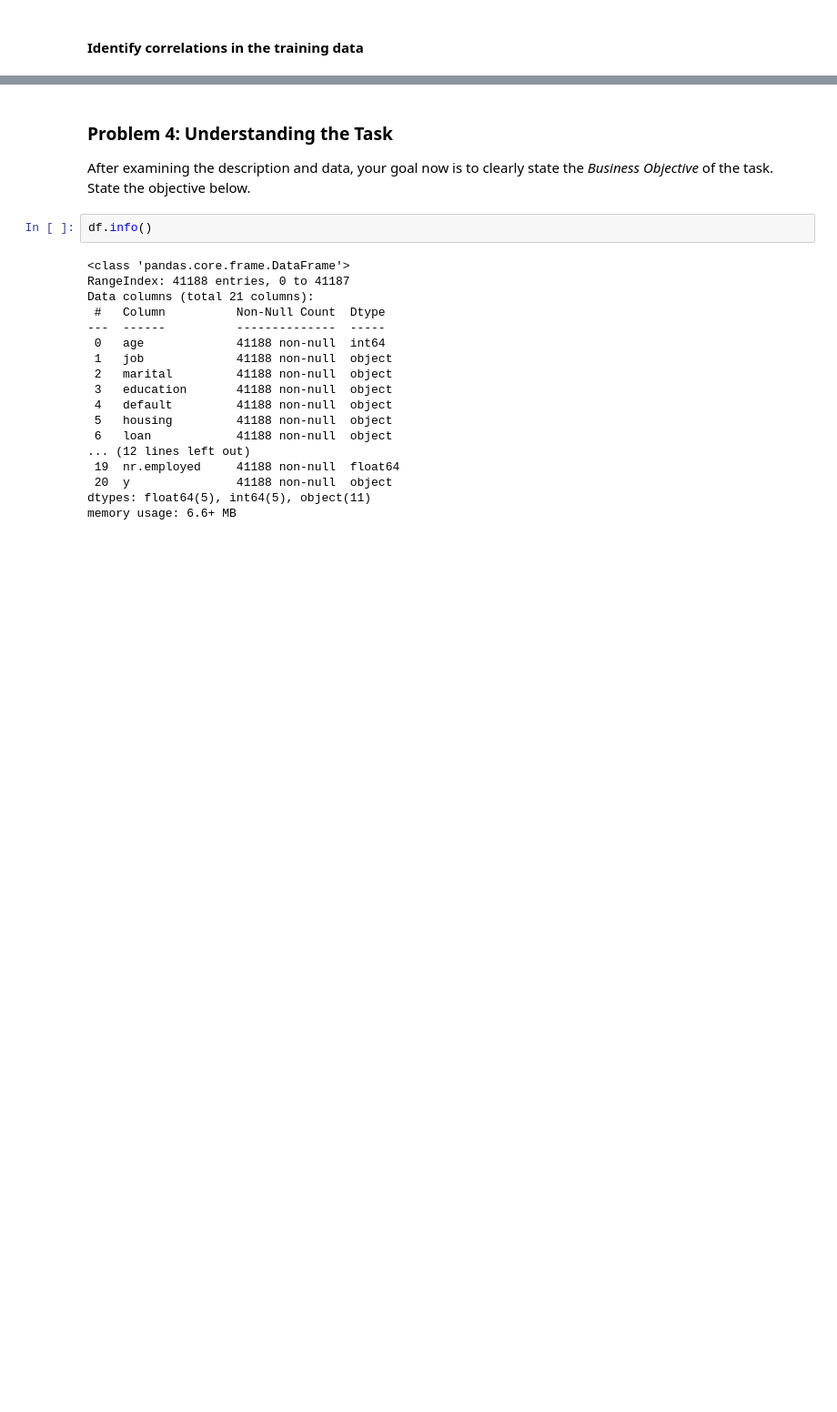
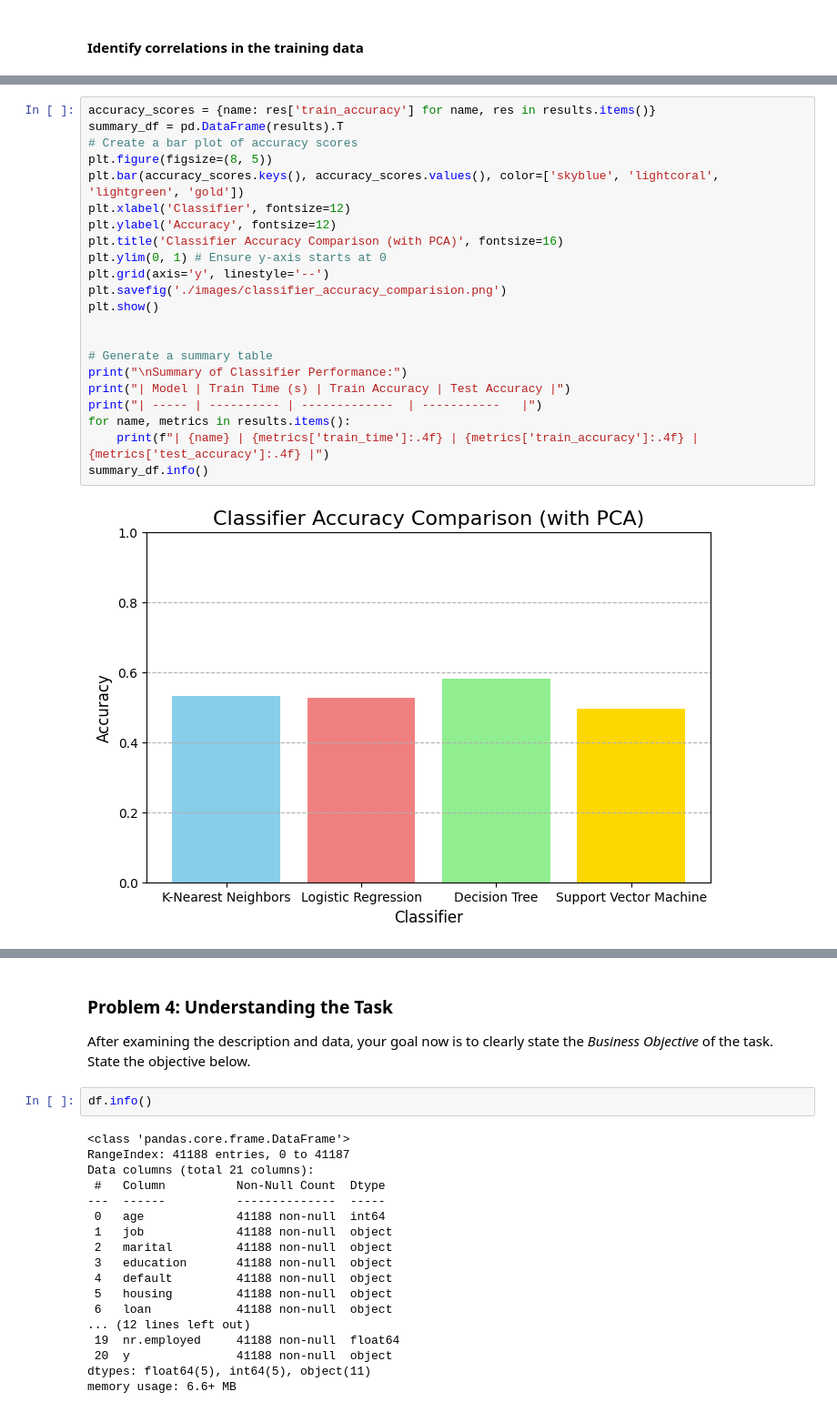
Before and after one commit to hemant280/comparing-classifiers, a Jupyter notebook: analysis.ipynb, the cells around one changed output, grey strips where cells are left out. Shown at 91% size. Drawn from its saved outputs; the diff is of its cells as text; blank space fills up the shorter version.

```diff
--- a/analysis.ipynb
+++ b/analysis.ipynb
@@ -343,0 +503,24 @@ plt.show()
+# %%
+accuracy_scores = {name: res['train_accuracy'] for name, res in results.items()}
+summary_df = pd.DataFrame(results).T
+# Create a bar plot of accuracy scores
+plt.figure(figsize=(8, 5))
+plt.bar(accuracy_scores.keys(), accuracy_scores.values(), color=['skyblue', 'lightcoral', 'lightgreen', 'gold'])
+plt.xlabel('Classifier', fontsize=12)
+plt.ylabel('Accuracy', fontsize=12)
+plt.title('Classifier Accuracy Comparison (with PCA)', fontsize=16)
+plt.ylim(0, 1) # Ensure y-axis starts at 0
+plt.grid(axis='y', linestyle='--')
+plt.savefig('./images/classifier_accuracy_comparision.png')
+plt.show()
+
+
+# Generate a summary table
+print("\nSummary of Classifier Performance:")
+print("| Model | Train Time (s) | Train Accuracy | Test Accuracy |")
+print("| ----- | ---------- | -------------  | -----------   |")
+for name, metrics in results.items():
+    print(f"| {name} | {metrics['train_time']:.4f} | {metrics['train_accuracy']:.4f} | {metrics['test_accuracy']:.4f} |")
+summary_df.info()
+# %% [output]
+[figure, added]
```
Also changed, not shown: parts of 17 cells of this notebook, 6 other files.
